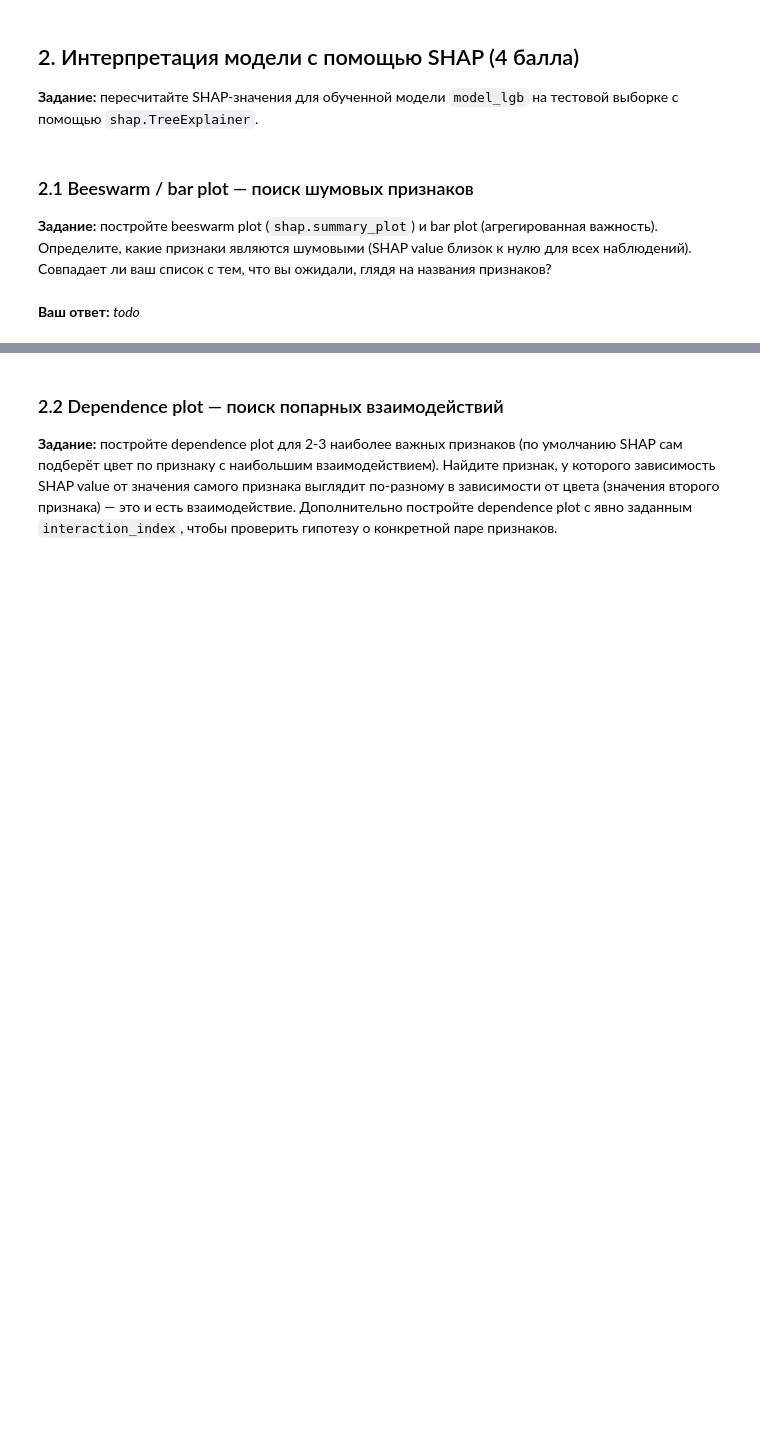
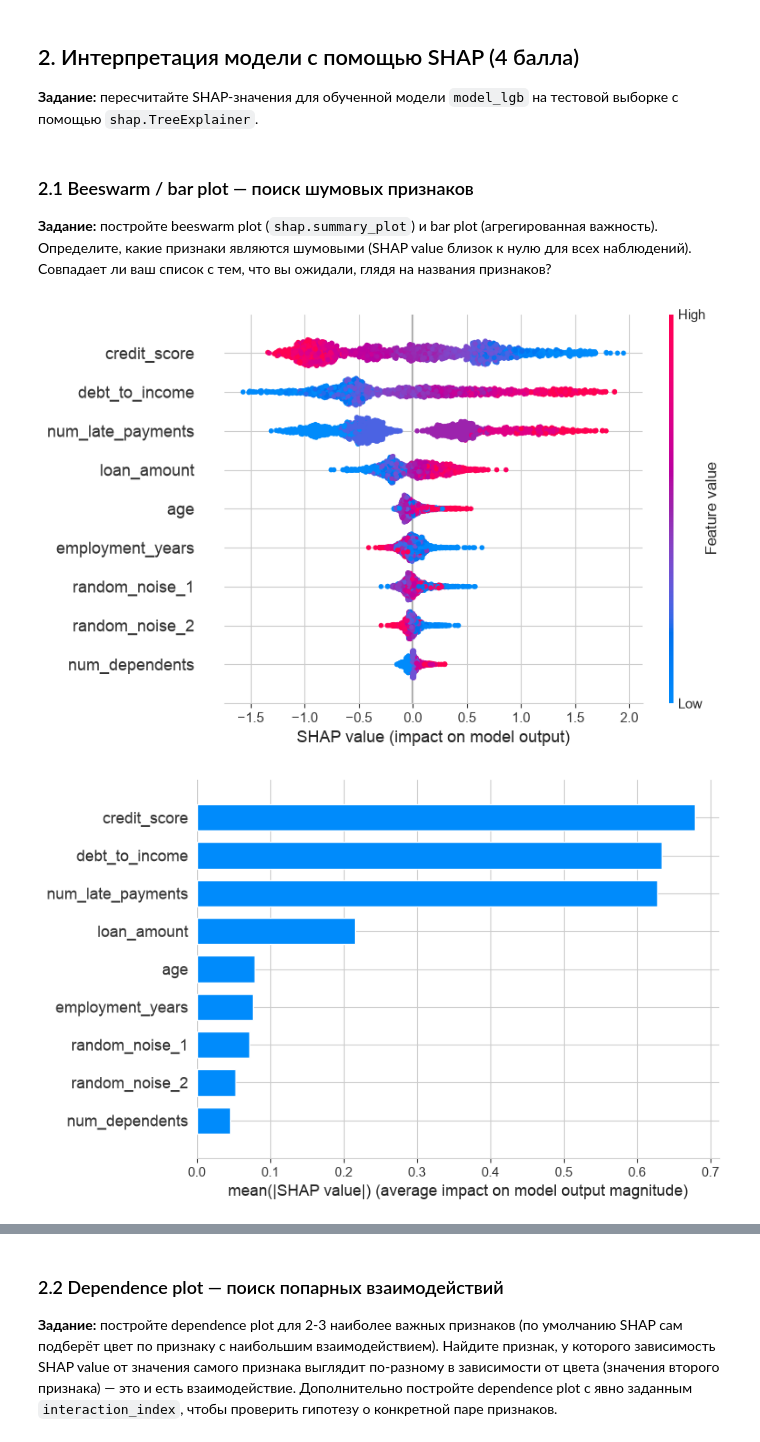
Before and after one commit to dlim76/TBank-risk-intensive, a Jupyter notebook: homework 4/risk_intensive_hw4.ipynb, the cells around one changed output, grey strips where cells are left out. Drawn from its saved outputs; the diff is of its cells as text; code cells hidden in the pictures; blank space fills up the shorter version.

```diff
--- a/homework 4/risk_intensive_hw4.ipynb
+++ b/homework 4/risk_intensive_hw4.ipynb
@@ -37,7 +37,7 @@ plt.rcParams['figure.figsize'] = (10, 6)
 
 RANDOM_STATE = 42
 
-df = pd.read_csv(...)
+df = pd.read_csv('credit_default_dataset.csv')
 print(df.shape)
 print(f"Доля дефолтов: {df['default'].mean():.3f}")
 df.head()
@@ -111,6 +150,21 @@ best_params = study.best_params.copy()
 best_params.update({'objective': 'binary', 'metric': 'auc', 'verbosity': -1, 'random_state': RANDOM_STATE})
 
 # TODO: обучите финальную модель model_lgb с best_params
-model_lgb = None
+model_lgb = lgb.train(
+    best_params,
+    train_data,
+    num_boost_round=100,
+    valid_sets=[valid_data],
+    valid_names=['valid'],
+    callbacks=[lgb.early_stopping(10, verbose=False)]
+)
 
 # TODO: посчитайте и выведите AUC на train и test
+pred_train = model_lgb.predict(
+X_train, num_iteration=model_lgb.best_iteration
+)
+pred_test = model_lgb.predict(
+X_test, num_iteration=model_lgb.best_iteration
+)
+print("Train AUC:", roc_auc_score(y_train, pred_train))
+print("Test AUC:", roc_auc_score(y_test, pred_test))
@@ -143,11 +202,13 @@ from optuna.visualization import plot_param_importances, plot_contour
 # %%
 import shap
 
-# TODO: создайте explainer
-explainer = None
+explainer = shap.TreeExplainer(model_lgb)
+shap_values = explainer.shap_values(X_test)
 
-# TODO: посчитайте shap_values для X_test
-shap_values = None
+if isinstance(shap_values, list):
+    shap_values_pos = shap_values[1]
+else:
+    shap_values_pos = shap_values
 
 feature_names = feature_cols
 # %% [markdown]
@@ -156,9 +217,17 @@ feature_names = feature_cols
 **Задание:** постройте beeswarm plot (`shap.summary_plot`) и bar plot (агрегированная важность). Определите, какие признаки являются шумовыми (SHAP value близок к нулю для всех наблюдений). Совпадает ли ваш список с тем, что вы ожидали, глядя на названия признаков?
 # %%
 # TODO: постройте beeswarm plot
-# shap.summary_plot(...)
+shap.summary_plot(
+    shap_values_pos, X_test,
+    feature_names=feature_names, show=True
+)
 
 # TODO: постройте bar plot (агрегированная важность)
-# shap.summary_plot(..., plot_type='bar')
+shap.summary_plot(
+    shap_values_pos, X_test,
+    feature_names=feature_names,
+    plot_type='bar', show=True
+)
+# %% [output]
+[figure, added]
+[figure, added]
-# %% [markdown]
-**Ваш ответ:** _todo_
```
Also changed, not shown: parts of 18 cells of this notebook, 4 other files.
